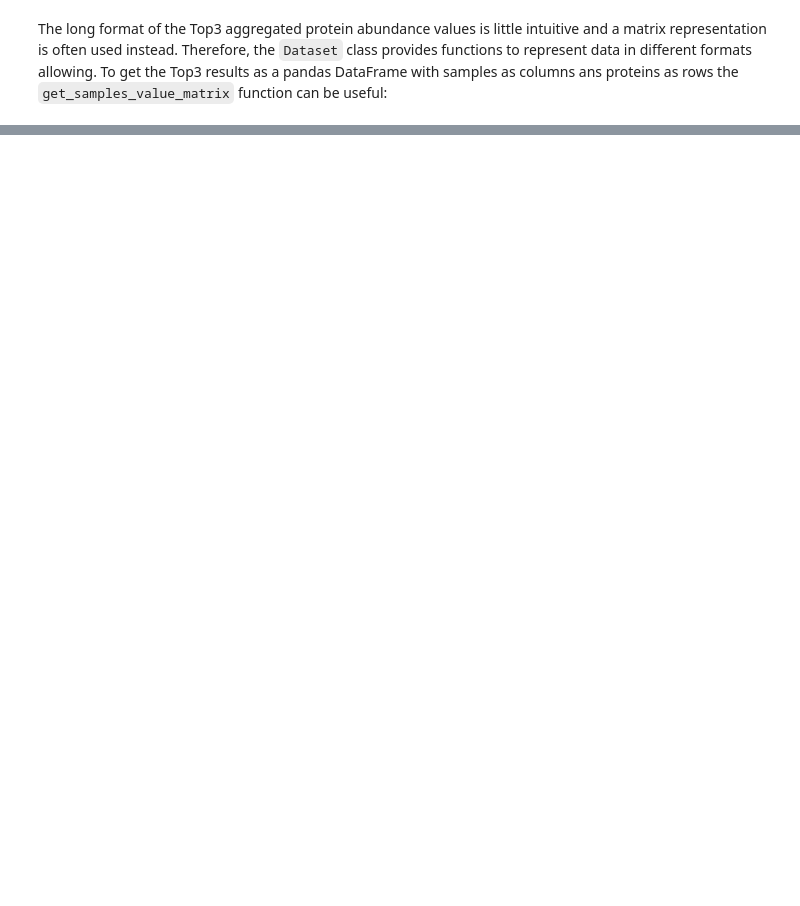
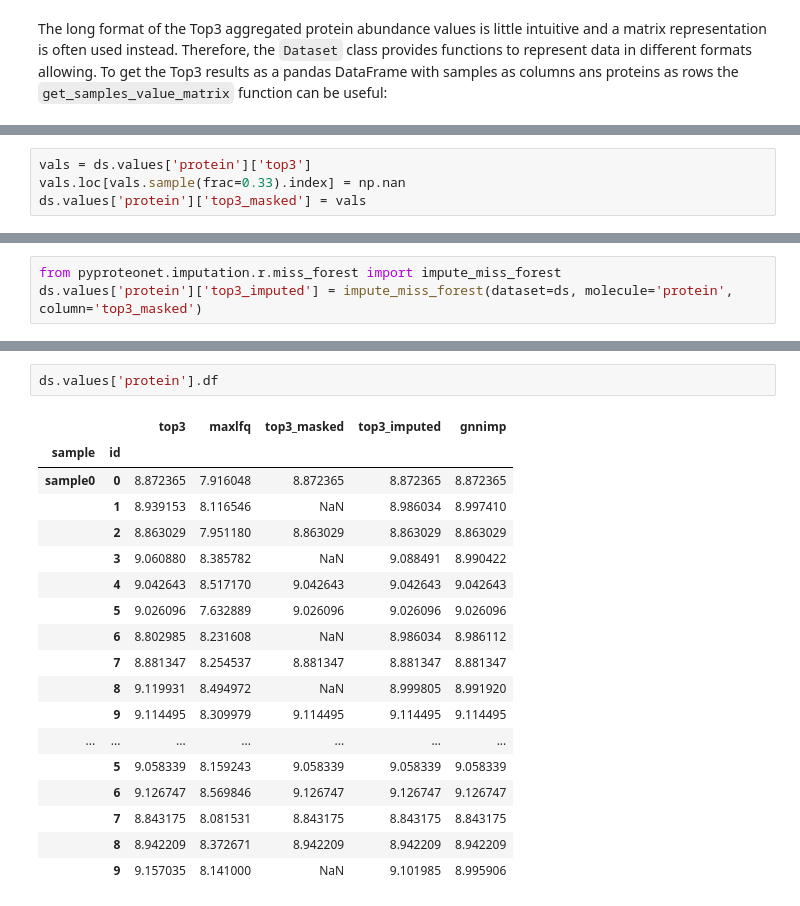
Before and after one commit to DILiS-lab/pyproteonet, a Jupyter notebook: docs/source/notebooks/getting_started.ipynb, the cells around one changed output, grey strips where cells are left out. Cells and saved outputs as stored; diff of their text form; blank space fills up the shorter version.

```diff
--- a/docs/source/notebooks/getting_started.ipynb
+++ b/docs/source/notebooks/getting_started.ipynb
@@ -148,0 +189,4 @@ _ = maxlfq(dataset=ds, molecule='protein', mapping='peptide-protein', partner_co
+# %%
+vals = ds.values['protein']['top3']
+vals.loc[vals.sample(frac=0.33).index] = np.nan
+ds.values['protein']['top3_masked'] = vals
@@ -148,0 +216,3 @@ _ = maxlfq(dataset=ds, molecule='protein', mapping='peptide-protein', partner_co
+# %%
+from pyproteonet.imputation.r.miss_forest import impute_miss_forest
+ds.values['protein']['top3_imputed'] = impute_miss_forest(dataset=ds, molecule='protein', column='top3_masked')
@@ -148,0 +316,21 @@ _ = maxlfq(dataset=ds, molecule='protein', mapping='peptide-protein', partner_co
+# %%
+ds.values['protein'].df
+# %% [output]
+|  |  | top3 | maxlfq | top3_masked | top3_imputed | gnnimp |
+| sample | id |  |  |  |  |  |
+| sample0 | 0 | 8.872365 | 7.916048 | 8.872365 | 8.872365 | 8.872365 |
+|  | 1 | 8.939153 | 8.116546 | NaN | 8.986034 | 8.997410 |
+|  | 2 | 8.863029 | 7.951180 | 8.863029 | 8.863029 | 8.863029 |
+|  | 3 | 9.060880 | 8.385782 | NaN | 9.088491 | 8.990422 |
+|  | 4 | 9.042643 | 8.517170 | 9.042643 | 9.042643 | 9.042643 |
+|  | 5 | 9.026096 | 7.632889 | 9.026096 | 9.026096 | 9.026096 |
+|  | 6 | 8.802985 | 8.231608 | NaN | 8.986034 | 8.986112 |
+|  | 7 | 8.881347 | 8.254537 | 8.881347 | 8.881347 | 8.881347 |
+|  | 8 | 9.119931 | 8.494972 | NaN | 8.999805 | 8.991920 |
+|  | 9 | 9.114495 | 8.309979 | 9.114495 | 9.114495 | 9.114495 |
+| ... | ... | ... | ... | ... | ... | ... |
+|  | 5 | 9.058339 | 8.159243 | 9.058339 | 9.058339 | 9.058339 |
+|  | 6 | 9.126747 | 8.569846 | 9.126747 | 9.126747 | 9.126747 |
+|  | 7 | 8.843175 | 8.081531 | 8.843175 | 8.843175 | 8.843175 |
+|  | 8 | 8.942209 | 8.372671 | 8.942209 | 8.942209 | 8.942209 |
+|  | 9 | 9.157035 | 8.141000 | NaN | 9.101985 | 8.995906 |
```
Also changed, not shown: parts of 23 cells of this notebook, 1 other file.
